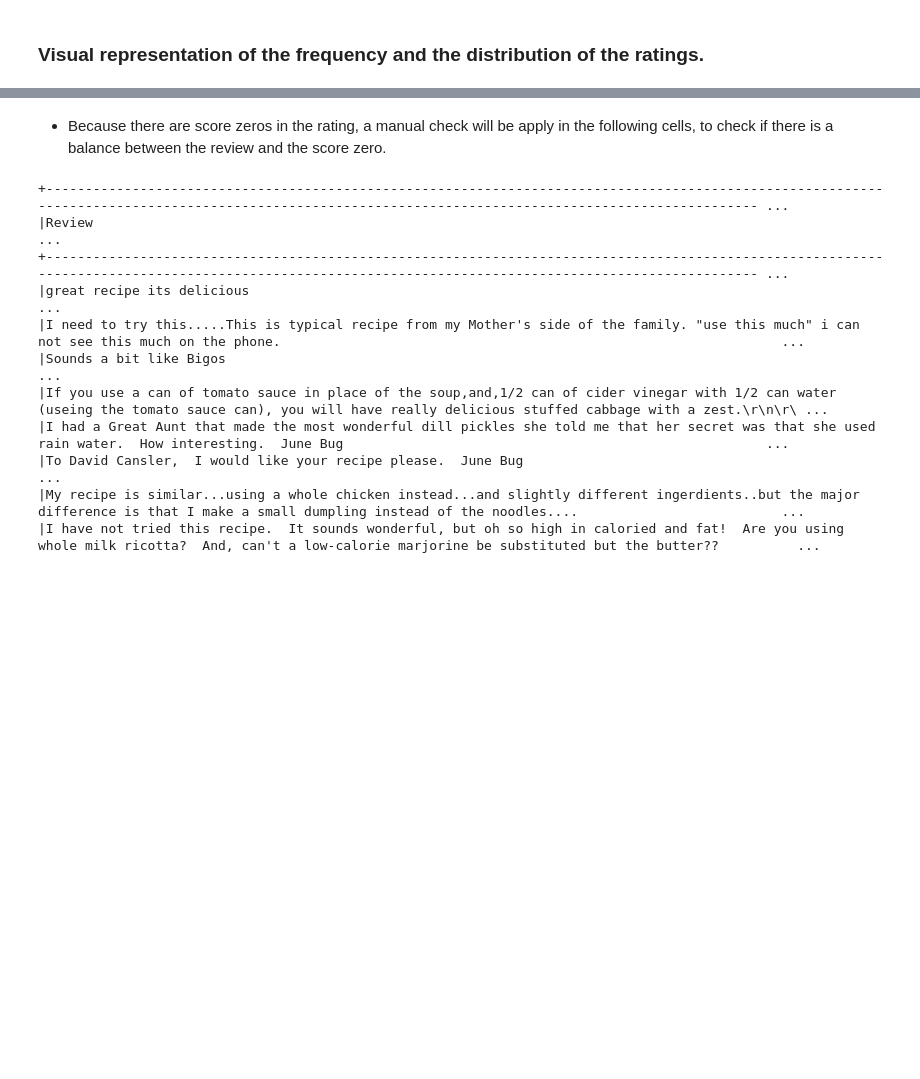
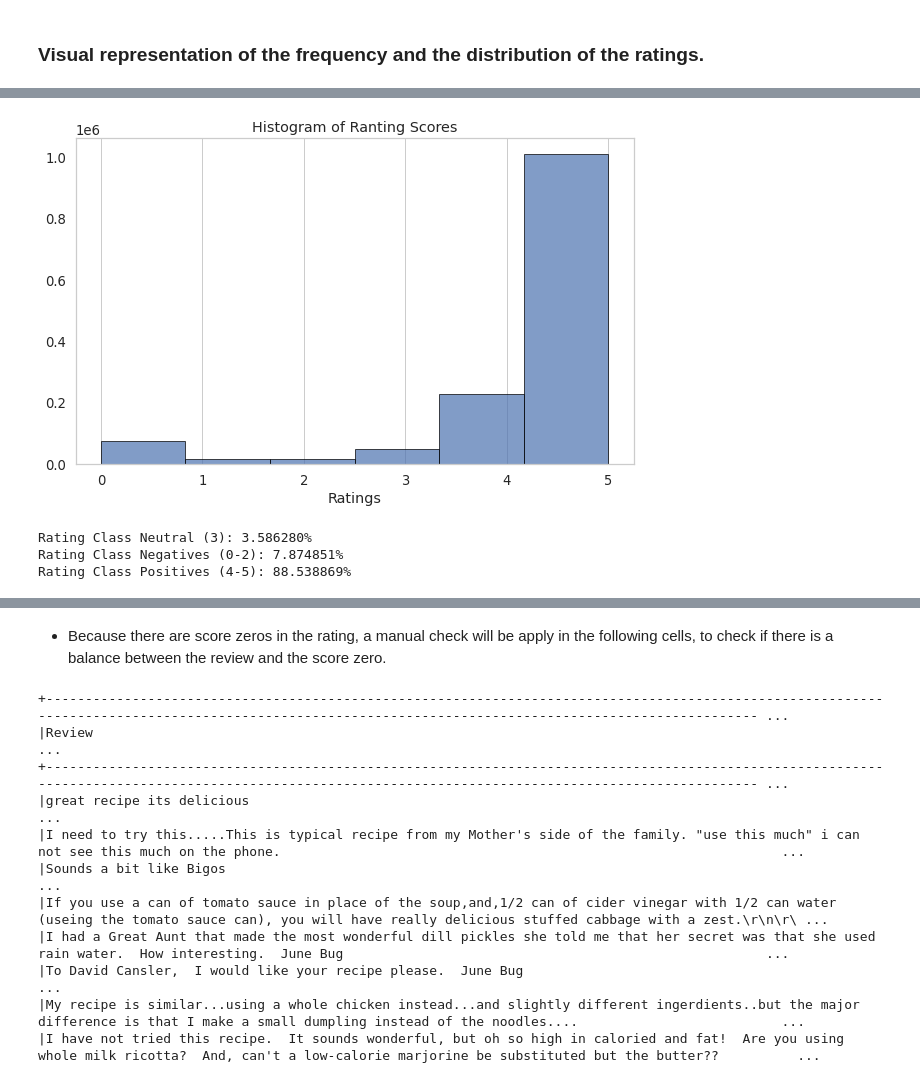
Before and after one commit to nozomu2020264/MSc---DA-C.A.-1---2nd-Semester-, a Jupyter notebook: Msc DA - CA 1 - 2nd Semester - Nozomu - 2020264.ipynb, the cells around one changed output, grey strips where cells are left out. Cells and saved outputs as stored; diff of their text form; code cells hidden in the pictures; blank space fills up the shorter version.

```diff
--- a/Msc DA - CA 1 - 2nd Semester - Nozomu - 2020264.ipynb
+++ b/Msc DA - CA 1 - 2nd Semester - Nozomu - 2020264.ipynb
@@ -231,0 +233,33 @@ plt.show()
+# %%
+plt.figure(figsize=(10, 6))
+plt.hist(ratings_column_pd['Rating'], bins=6, edgecolor='black', alpha=0.7)
+plt.title("Histogram of Ranting Scores")
+plt.xlabel("Ratings")
+plt.xticks(range(6))
+plt.grid(axis='y')
+plt.show()
+# %% [output]
+[figure, added]
+# %%
+from pyspark.sql.functions import when
+
+class_counts = (
+    df_reviews.withColumn(
+    "Rating_class",
+    when((df_reviews['Rating'] >= 0) & (df_reviews['Rating'] <= 2), "Negatives (0-2)")
+    .when(df_reviews['Rating'] == 3, "Neutral (3)")
+    .otherwise("Positives (4-5)")
+)
+    .groupBy("Rating_class")
+    .count()
+    .rdd.collectAsMap())
+
+total_reviews = sum(class_counts.values())
+Ratios = {k: v / total_reviews for k, v in class_counts.items()}
+
+for Rating_class, ratio in Ratios.items():
+    print(f"Rating Class {Rating_class}: {ratio*100:2f}%")
+# %% [output]
+Rating Class Neutral (3): 3.586280%
+Rating Class Negatives (0-2): 7.874851%
+Rating Class Positives (4-5): 88.538869%
```
Also changed, not shown: parts of 36 cells of this notebook.
